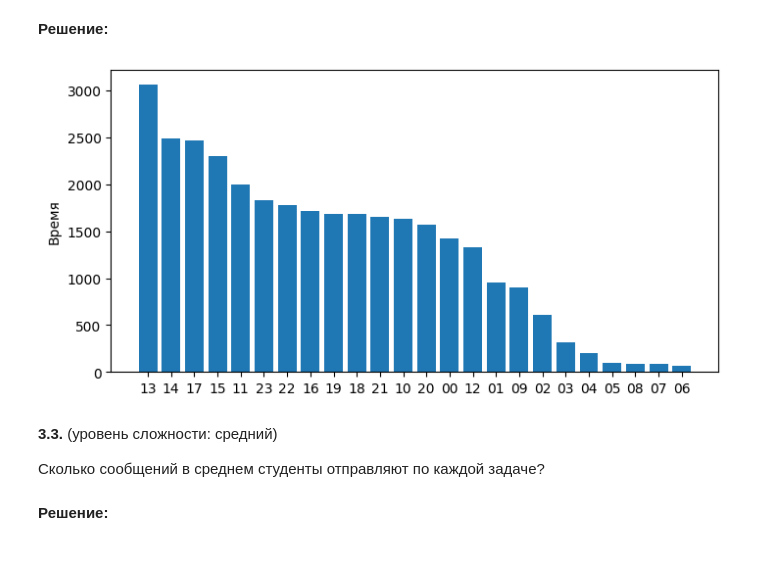
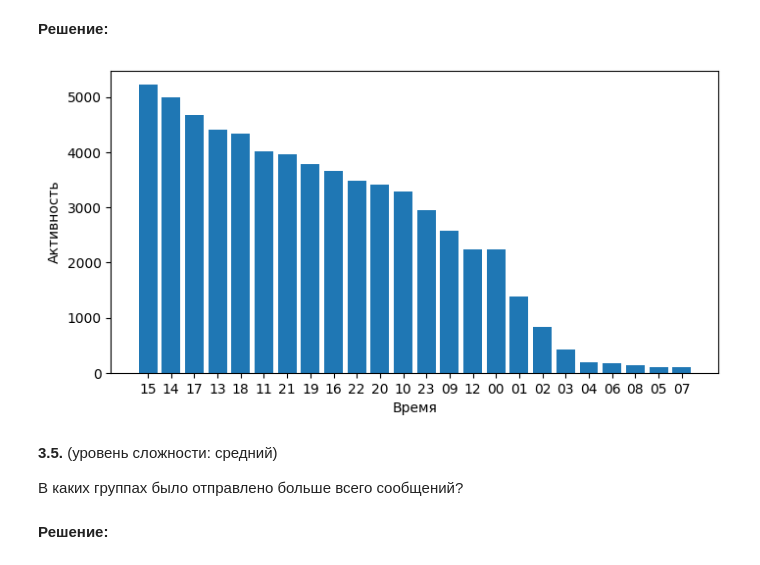
Before and after one commit to Gribbirg/python-practice, a Jupyter notebook: myworks/practice/pract3/sol3.ipynb, the cells around one changed output. Saved outputs shown, nothing was run; the diff lists cells and outputs as text; code cells hidden in the pictures.

````diff
--- a/myworks/practice/pract3/sol3.ipynb
+++ b/myworks/practice/pract3/sol3.ipynb
@@ -529,6 +527,7 @@ statuses = load_csv('statuses.csv')
 # О статусах см. https://github.com/kispython-ru/dta/blob/main/webapp/models.py#L44-L50
 ```
 # %%
+import matplotlib.pyplot as plt
 import csv
 import datetime
 import pandas as pd
@@ -544,13 +543,13 @@ def load_csv(filename):
 
 
 # id, task, variant, group, time
-messages = load_csv('part3/messages.csv')
+messages = load_csv('../../../data/messages.csv')
 
 # id, message_id, time, status
-checks = load_csv('part3/checks.csv')
+checks = load_csv('../../../data/checks.csv')
 
 # task, variant, group, time, status, achievements
-statuses = load_csv('part3/statuses.csv')
+statuses = load_csv('../../../data/statuses.csv')
 
 # О статусах см. https://github.com/kispython-ru/dta/blob/main/webapp/models.py#L44-L50
 # %% [markdown]
@@ -578,18 +577,18 @@ plt.show()
 # %%
 data = list(map(lambda x: parse_time(x[2]).strftime('%H'), checks))
 data = pd.Series(data).value_counts()
 
 plt.figure(figsize=(8, 4))
 plt.bar(data.index, data)
 plt.ylabel("Активность")
-plt.ylabel("Время")
+plt.xlabel("Время")
 plt.show()
 # %% [output]
-[figure, old version]
+[figure, new version]
 # %% [markdown]
-**3.3.** (уровень сложности: средний)
+**3.5.** (уровень сложности: средний)
 
-Сколько сообщений в среднем студенты отправляют по каждой задаче?
+В каких группах было отправлено больше всего сообщений?
 # %% [markdown]
 **Решение:**
 # %%
````
Also changed, not shown: parts of 10 cells of this notebook, 3 other files.
